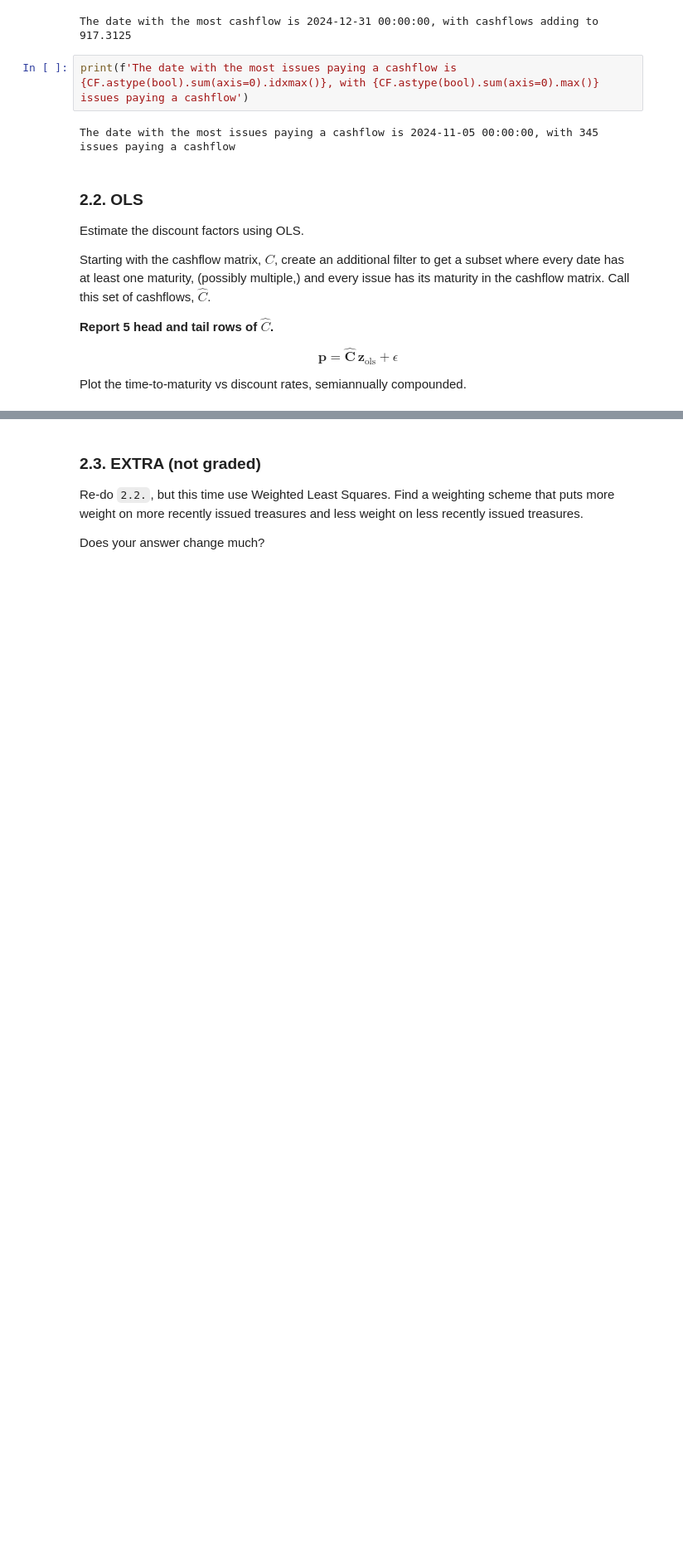
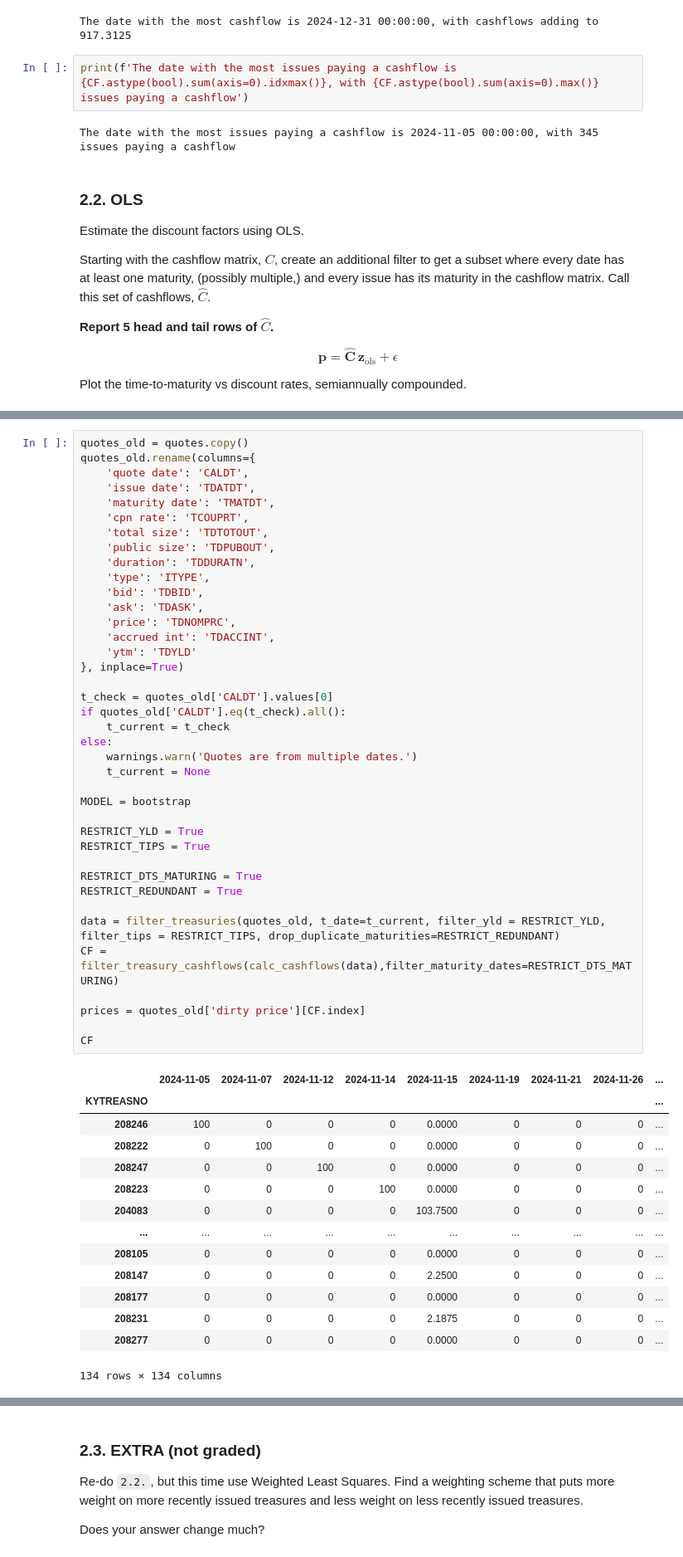
Before and after one commit to ArturoCharleston/finm-fixedincome-2025, a Jupyter notebook: homework/Homework 1_Arturo.ipynb, the cells around one changed output, grey strips where cells are left out. Shown: that part at 83% size. Saved outputs shown, nothing was run; the diff lists cells and outputs as text; blank space fills up the shorter version.

```diff
--- a/homework/Homework 1_Arturo.ipynb
+++ b/homework/Homework 1_Arturo.ipynb
@@ -417,0 +359,54 @@ array([ 7.56248854e-01,  6.18196834e-01,  3.53485112e-01,  4.22536910e-01,
+# %%
+quotes_old = quotes.copy()
+quotes_old.rename(columns={
+    'quote date': 'CALDT',
+    'issue date': 'TDATDT',
+    'maturity date': 'TMATDT',
+    'cpn rate': 'TCOUPRT',
+    'total size': 'TDTOTOUT',
+    'public size': 'TDPUBOUT',
+    'duration': 'TDDURATN',
+    'type': 'ITYPE',
+    'bid': 'TDBID',
+    'ask': 'TDASK',
+    'price': 'TDNOMPRC',
+    'accrued int': 'TDACCINT',
+    'ytm': 'TDYLD'
+}, inplace=True)
+
+t_check = quotes_old['CALDT'].values[0]
+if quotes_old['CALDT'].eq(t_check).all():
+    t_current = t_check
+else:
+    warnings.warn('Quotes are from multiple dates.')
+    t_current = None
+
+MODEL = bootstrap
+
+RESTRICT_YLD = True
+RESTRICT_TIPS = True
+
+RESTRICT_DTS_MATURING = True
+RESTRICT_REDUNDANT = True
+
+data = filter_treasuries(quotes_old, t_date=t_current, filter_yld = RESTRICT_YLD, filter_tips = RESTRICT_TIPS, drop_duplicate_maturities=RESTRICT_REDUNDANT)
+CF = filter_treasury_cashflows(calc_cashflows(data),filter_maturity_dates=RESTRICT_DTS_MATURING)
+
+prices = quotes_old['dirty price'][CF.index]
+
+CF
+# %% [output]
+|  | 2024-11-05 | 2024-11-07 | 2024-11-12 | 2024-11-14 | 2024-11-15 | 2024-11-19 | 2024-11-21 | 2024-11-26 | ... |
+| KYTREASNO |  |  |  |  |  |  |  |  | ... |
+| 208246 | 100 | 0 | 0 | 0 | 0.0000 | 0 | 0 | 0 | ... |
+| 208222 | 0 | 100 | 0 | 0 | 0.0000 | 0 | 0 | 0 | ... |
+| 208247 | 0 | 0 | 100 | 0 | 0.0000 | 0 | 0 | 0 | ... |
+| 208223 | 0 | 0 | 0 | 100 | 0.0000 | 0 | 0 | 0 | ... |
+| 204083 | 0 | 0 | 0 | 0 | 103.7500 | 0 | 0 | 0 | ... |
+| ... | ... | ... | ... | ... | ... | ... | ... | ... | ... |
+| 208105 | 0 | 0 | 0 | 0 | 0.0000 | 0 | 0 | 0 | ... |
+| 208147 | 0 | 0 | 0 | 0 | 2.2500 | 0 | 0 | 0 | ... |
+| 208177 | 0 | 0 | 0 | 0 | 0.0000 | 0 | 0 | 0 | ... |
+| 208231 | 0 | 0 | 0 | 0 | 2.1875 | 0 | 0 | 0 | ... |
+| 208277 | 0 | 0 | 0 | 0 | 0.0000 | 0 | 0 | 0 | ... |
+134 rows × 134 columns
```
Also changed, not shown: parts of 16 cells of this notebook, 1 other file.
